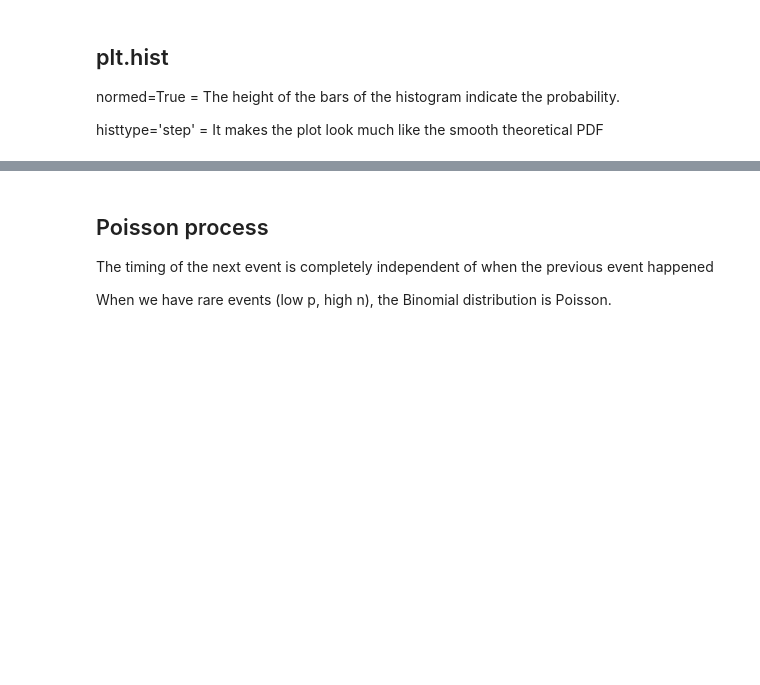
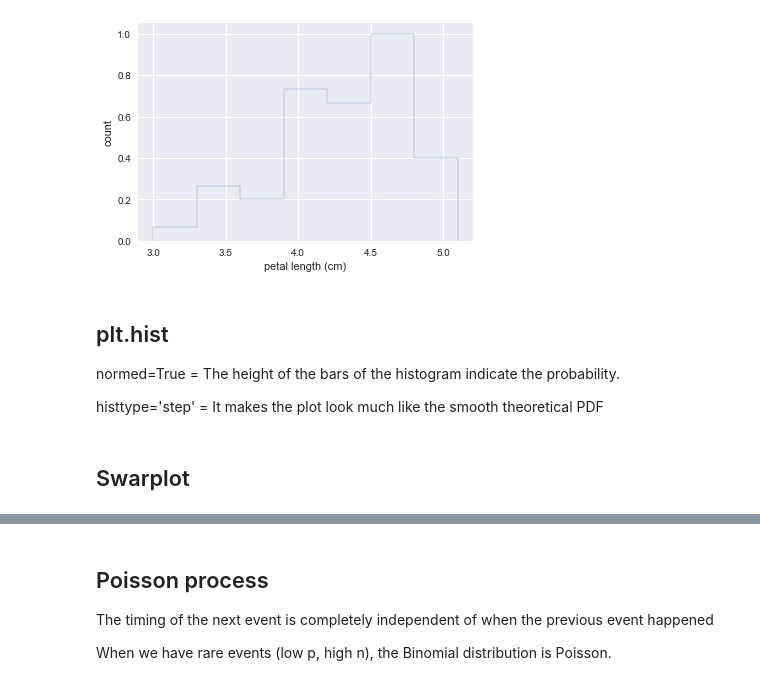
Before and after one commit to daniel-macedo/basics, a Jupyter notebook: Statistical Thinking in Python I.ipynb, the cells around one changed output, grey strips where cells are left out. Saved outputs shown, nothing was run; the diff lists cells and outputs as text; code cells hidden in the pictures; blank space fills up the shorter version.

```diff
--- a/Statistical Thinking in Python I.ipynb
+++ b/Statistical Thinking in Python I.ipynb
@@ -3,23 +3,47 @@ import numpy as np
 import matplotlib.pyplot as plt
 import seaborn as sns
 import pandas as pd
-# Set default Seaborn style
+
+import sklearn.datasets
+data = sklearn.datasets.load_iris()
 sns.set()
+# %%
+df = pd.DataFrame(data.data, columns=data.feature_names)
+df['species'] = data.target
+
+for i in [0, 1, 2]:
+    df.loc[df['species']==i, 'species'] = str(data.target_names[i])
+# %%
+versicolor_petal_length = df.loc[df.species=='versicolor',
+                                 'petal length (cm)'].values
+
+versicolor_petal_width = df.loc[df.species=='versicolor',
+                                 'petal width (cm)'].values
 # %%
-# Plot histogram of versicolor petal lengths
+#Número de bins sendo a raiz quadrada do número de valores
+n_bins = int(np.sqrt(len(versicolor_petal_length)))
+
+
+
 _ = plt.hist(versicolor_petal_length,
-            , bins=n_bins    #Bins pode ser uma lista ou um int
+            bins=n_bins,    #Bins pode ser uma lista ou um int
+            normed=True,    #Mostra as barras de probabilidade
+            histtype='step' #Tipo de gráfico
             )
-# Label axes
+
+
+# Nomeando os eixos
 _ = plt.xlabel('petal length (cm)')
 _ = plt.ylabel('count')
 
-# Show histogram
-
 plt.show()
+# %% [output]
+[figure, added]
 # %% [markdown]
 ## plt.hist
 normed=True  = The height of the bars of the histogram indicate the probability.
 
 histtype='step' =  It makes the plot look much like the smooth theoretical PDF
+# %% [markdown]
+## Swarplot
 # %%
```
Also changed, not shown: parts of 34 cells of this notebook, 9 other files.
